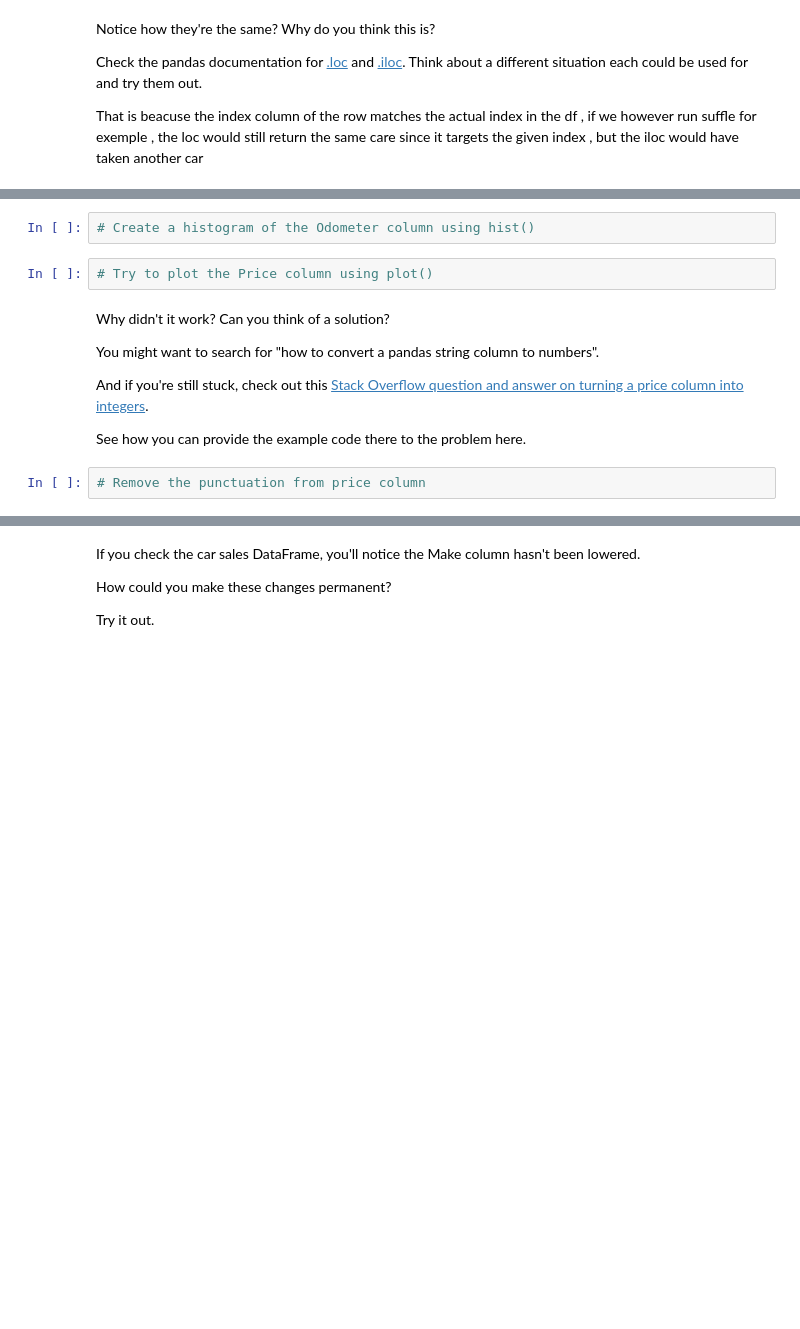
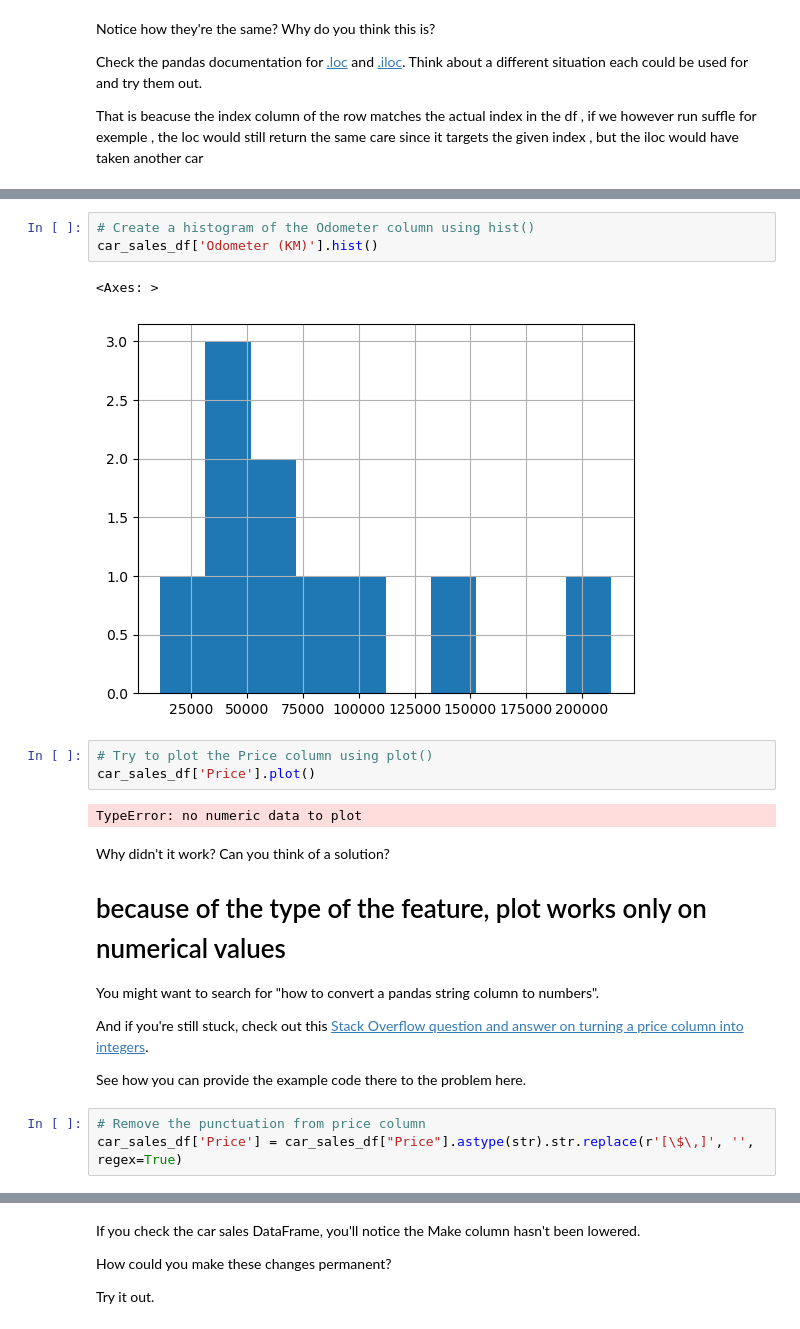
Before and after one commit to jamhus/ztm-course, a Jupyter notebook: pandas-exercises.ipynb, the cells around one changed output, grey strips where cells are left out. Drawn from its saved outputs; the diff is of its cells as text; blank space fills up the shorter version.

```diff
--- a/pandas-exercises.ipynb
+++ b/pandas-exercises.ipynb
@@ -176,10 +217,17 @@ That is beacuse the index column of the row matches the actual index in the df ,
 # %%
 # Create a histogram of the Odometer column using hist()
+car_sales_df['Odometer (KM)'].hist()
+# %% [output]
+<Axes: >
+[figure, added]
 # %%
 # Try to plot the Price column using plot()
+car_sales_df['Price'].plot()
+# %% [output]
+TypeError: no numeric data to plot
 # %% [markdown]
 Why didn't it work? Can you think of a solution?
-
+# because of the type of the feature, plot works only on numerical values
 You might want to search for "how to convert a pandas string column to numbers".
 
 And if you're still stuck, check out this [Stack Overflow question and answer on turning a price column into integers](https://stackoverflow.com/questions/44469313/price-column-object-to-int-in-pandas).
@@ -187,5 +235,6 @@ And if you're still stuck, check out this [Stack Overflow question and answer on
 See how you can provide the example code there to the problem here.
 # %%
 # Remove the punctuation from price column
+car_sales_df['Price'] = car_sales_df["Price"].astype(str).str.replace(r'[\$\,]', '', regex=True)
 # %%
 # Check the changes to the price column
```
Also changed, not shown: parts of 27 cells of this notebook.
